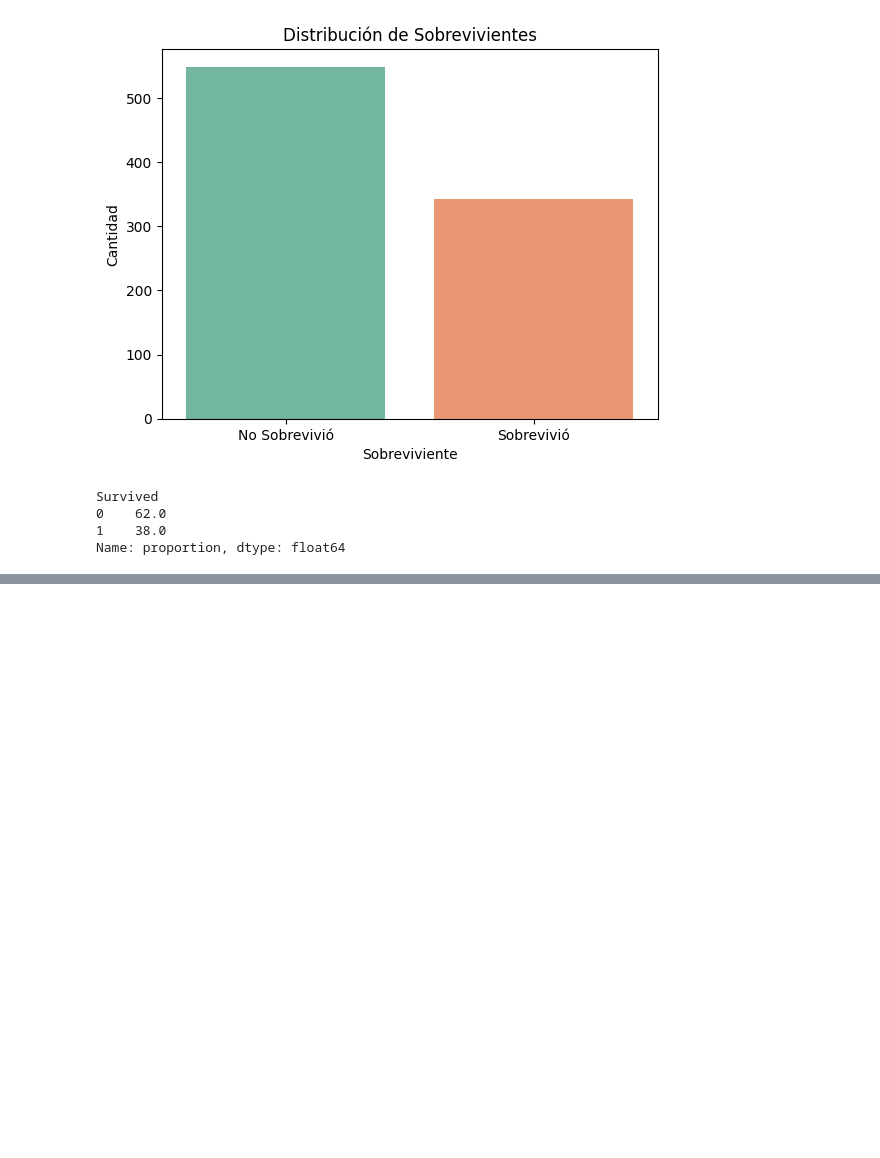
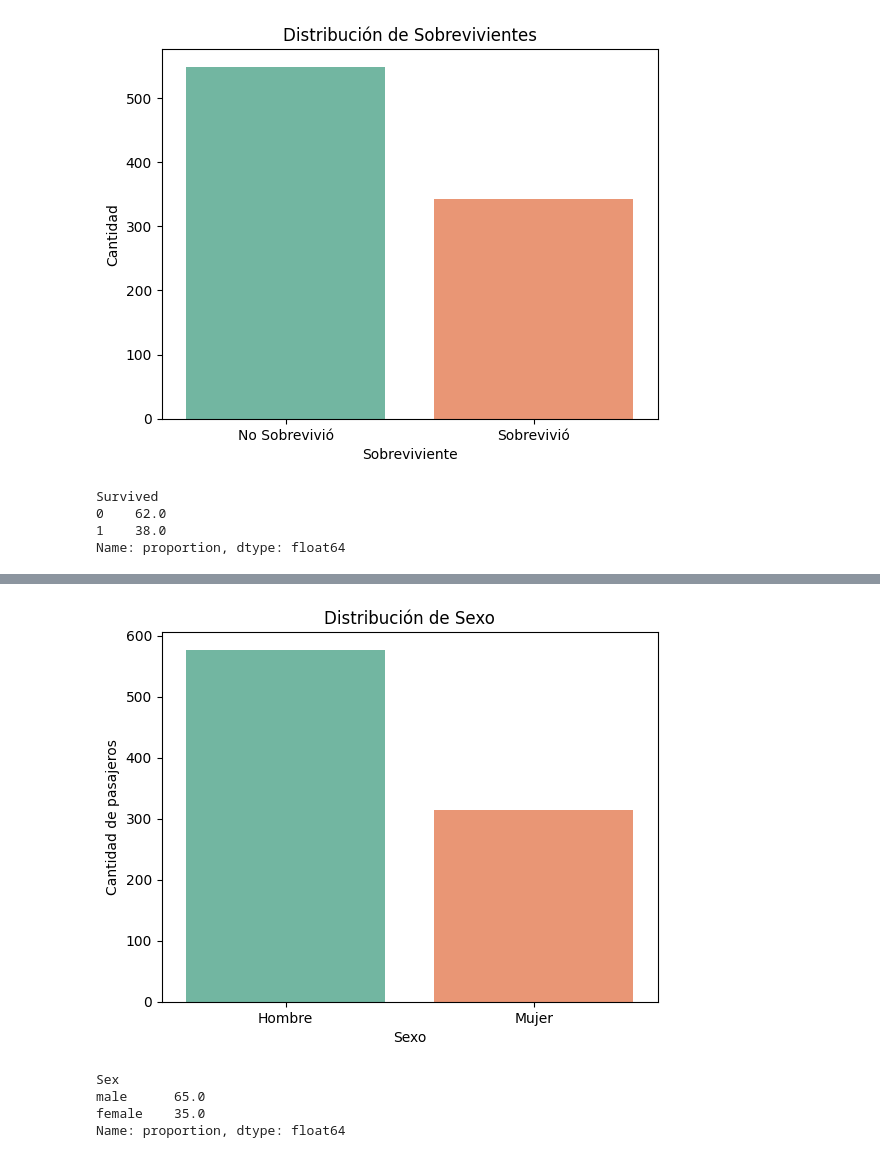
Before and after one commit to urcuninna/titanic_project, a Jupyter notebook: nootebooks/01_data_exploration.ipynb, the cells around one changed output, grey strips where cells are left out. Saved outputs shown, nothing was run; the diff lists cells and outputs as text; code cells hidden in the pictures; blank space fills up the shorter version.

```diff
--- a/nootebooks/01_data_exploration.ipynb
+++ b/nootebooks/01_data_exploration.ipynb
@@ -229,0 +314,21 @@ Name: proportion, dtype: float64
+# %%
+# Visualización univariada de Sex
+
+sns.countplot(
+    data=df,
+    x="Sex",
+    palette="Set2")
+
+plt.title('Distribución de Sexo')
+plt.xlabel('Sexo')
+plt.ylabel('Cantidad de pasajeros')
+plt.xticks(ticks=[0,1], labels=['Hombre', 'Mujer'])
+plt.show()
+
+df["Sex"].value_counts(normalize=True).round(2)*100
+# %% [output]
+[figure, added]
+Sex
+male      65.0
+female    35.0
+Name: proportion, dtype: float64
```
Also changed, not shown: parts of 13 cells of this notebook.
